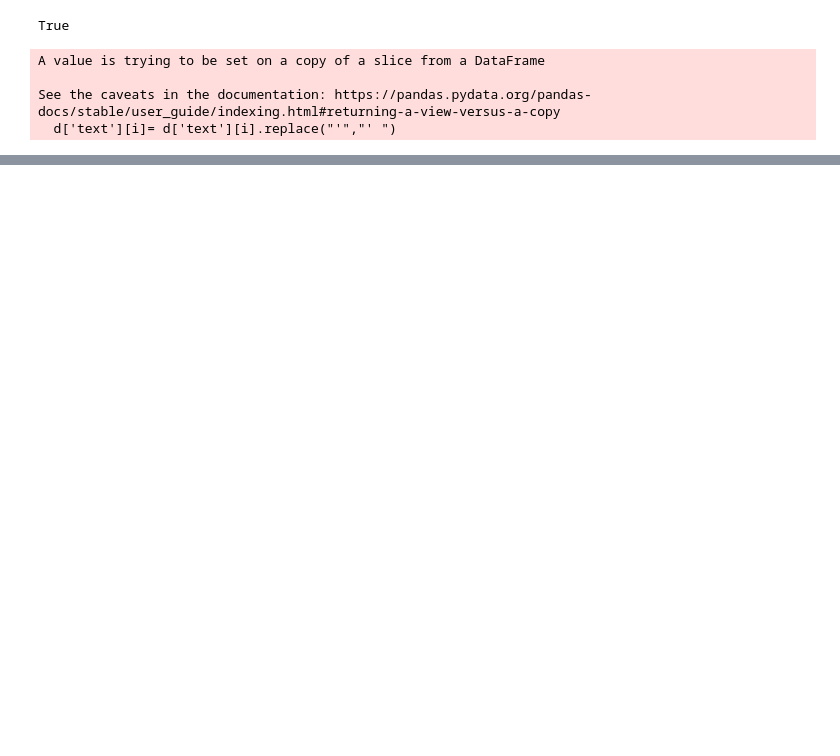
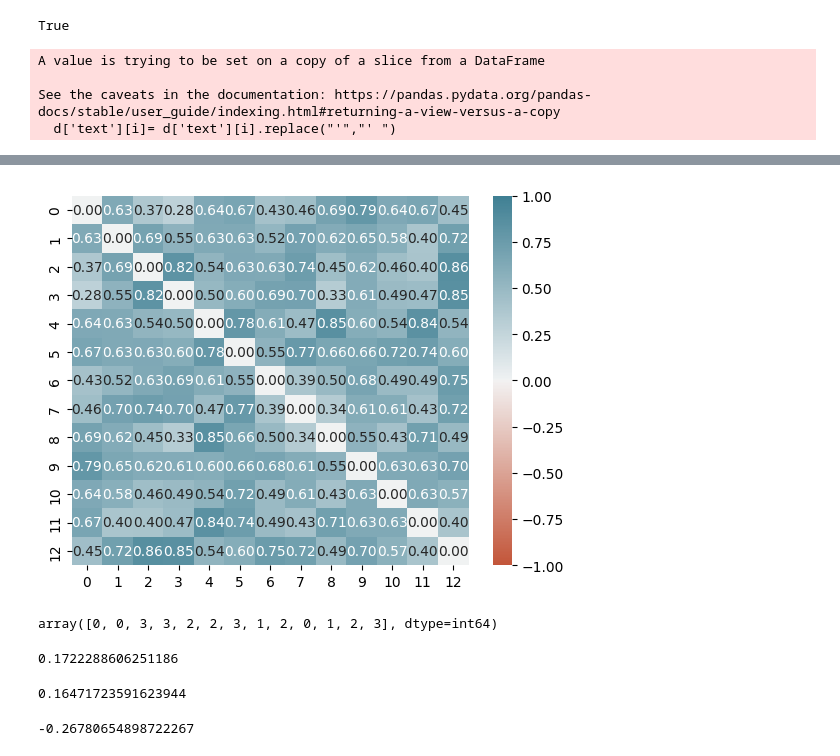
Before and after one commit to Zhurp2020/aes-with-bert, a Jupyter notebook: final-sent.ipynb, the cells around one changed output, grey strips where cells are left out. Cells and saved outputs as stored; diff of their text form; code cells hidden in the pictures; blank space fills up the shorter version.

```diff
--- a/final-sent.ipynb
+++ b/final-sent.ipynb
@@ -138,0 +114,6 @@ f = np.load('features/final_winter_sent.npz')
+# %%
+sim = f[f.files[210]]
+# %%
+sim = sim.transpose() + sim
+np.fill_diagonal(sim,0)
+sim
@@ -138,0 +125,5 @@ f = np.load('features/final_winter_sent.npz')
+# %%
+c = sb.diverging_palette(20, 220, as_cmap=True)
+g = sb.heatmap(sim,vmin=-1,vmax=1,center=0,annot=True,fmt='.2f',cmap=c)
+# %% [output]
+[figure, added]
@@ -138,0 +133,25 @@ f = np.load('features/final_winter_sent.npz')
+# %%
+sc = SpectralClustering(4,affinity='precomputed',assign_labels='cluster_qr')
+l = sc.fit_predict(sim)
+silhouette_score(dist,l,metric='precomputed')
+l
+# %% [output]
+array([0, 0, 3, 3, 2, 2, 3, 1, 2, 0, 1, 2, 3], dtype=int64)
+# %%
+sc = DBSCAN(min_samples = 1,metric = 'precomputed',eps=0.25)
+l = sc.fit_predict(dist)
+silhouette_score(dist,l,metric='precomputed')
+# %% [output]
+0.1722288606251186
+# %%
+sc = AffinityPropagation(affinity='precomputed',damping=0.55)
+l = sc.fit_predict(sim)
+silhouette_score(dist,l,metric='precomputed')
+# %% [output]
+0.16471723591623944
+# %%
+sc = AgglomerativeClustering(5,affinity='precomputed',linkage='average')
+l = sc.fit_predict(sim)
+silhouette_score(dist,l,metric='precomputed')
+# %% [output]
+-0.26780654898722267
```
Also changed, not shown: parts of 17 cells of this notebook, 3 other files.
